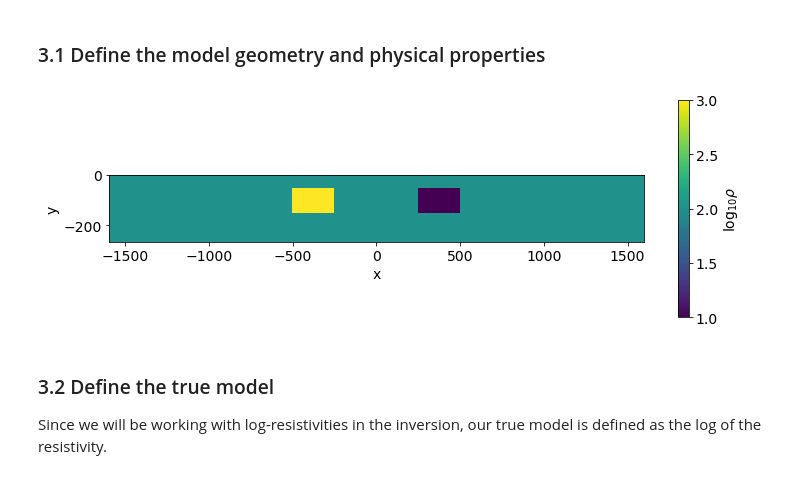
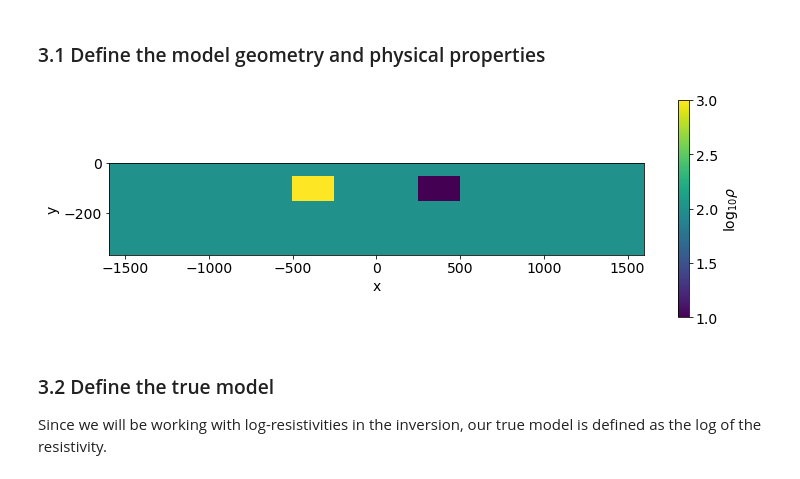
Before and after one commit to simpeg/transform-2020-simpeg, a Jupyter notebook: 3-inversions-dc.ipynb, the cells around one changed output. Cells and saved outputs as stored; diff of their text form; code cells hidden in the pictures.

```diff
--- a/3-inversions-dc.ipynb
+++ b/3-inversions-dc.ipynb
@@ -287,12 +287,12 @@ rho[inds_conductive_block] = rho_conductive_block
 # %%
 fig, ax = plt.subplots(1, 1, figsize=(12, 4))
 out = mesh.plotImage(np.log10(rho), ax=ax)
 plt.colorbar(out[0], ax=ax, label="log$_{10} \\rho$")
 ax.set_xlim(core_domain_x)
-ax.set_ylim(core_domain_z)
+ax.set_ylim(core_domain_z + np.r_[-100, 0])
 ax.set_aspect(1.5)
 # %% [output]
-[figure, old version]
+[figure, new version]
 # %% [markdown]
 ### 3.2 Define the true model
 
```
Also changed, not shown: parts of 7 cells of this notebook, 2 other files.
